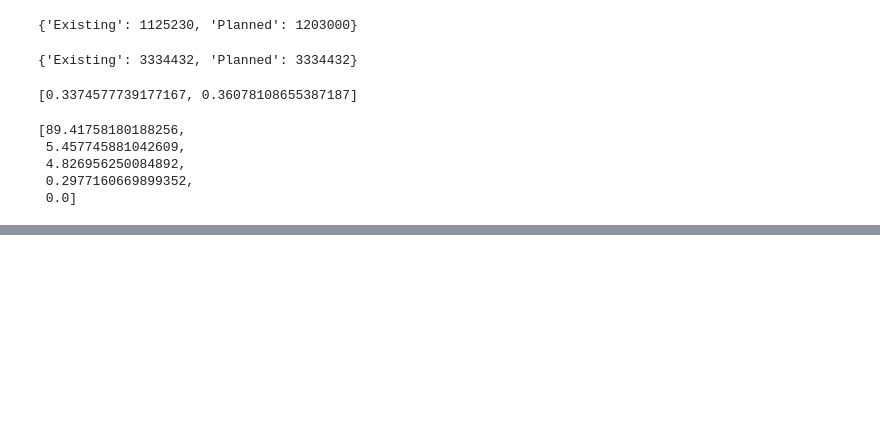
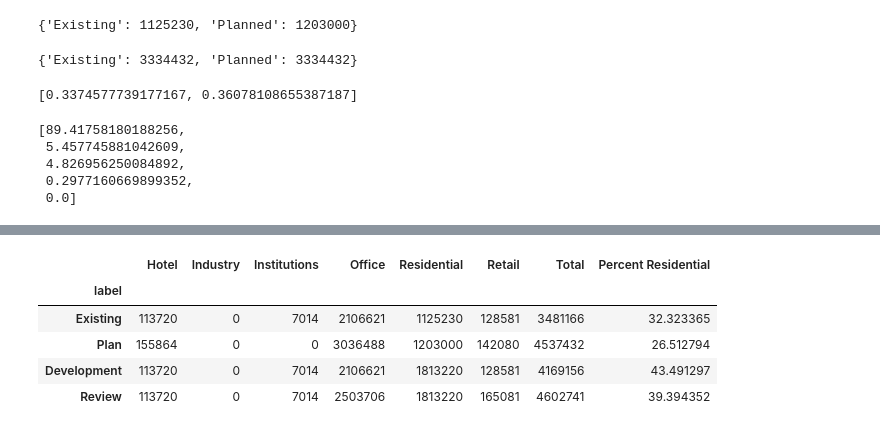
Before and after one commit to indranik/Project2, a Jupyter notebook: table.ipynb, the cells around one changed output, grey strips where cells are left out. Cells and saved outputs as stored; diff of their text form; code cells hidden in the pictures; blank space fills up the shorter version.

```diff
--- a/table.ipynb
+++ b/table.ipynb
@@ -94,0 +166,11 @@ total =
+# %%
+label = ['Existing','Plan','Development','Review']
+# %%
+newtable = {
+    'label' : label,
+    'Office': office,
+           'Retail':retail,
+           'Hotel':hotel,
+           'Industry':indust,
+    'Institutions': institute,
+    'Residential':residen}
@@ -94,0 +187,2 @@ total =
+# %%
+newtable_df = pd.DataFrame(newtable)
@@ -94,0 +197,15 @@ total =
+# %%
+newtable_df['Total'] = (newtable_df['Residential']+ newtable_df['Hotel']+ newtable_df['Office']+
+                        newtable_df['Institutions']+
+                        newtable_df['Retail']+
+                        newtable_df['Industry'])
+newtable_df['Percent Residential'] = 100*(newtable_df['Residential']/newtable_df['Total'])
+# %%
+newtable_df.set_index('label')
+# %% [output]
+|  | Hotel | Industry | Institutions | Office | Residential | Retail | Total | Percent Residential |
+| label |  |  |  |  |  |  |  |  |
+| Existing | 113720 | 0 | 7014 | 2106621 | 1125230 | 128581 | 3481166 | 32.323365 |
+| Plan | 155864 | 0 | 0 | 3036488 | 1203000 | 142080 | 4537432 | 26.512794 |
+| Development | 113720 | 0 | 7014 | 2106621 | 1813220 | 128581 | 4169156 | 43.491297 |
+| Review | 113720 | 0 | 7014 | 2503706 | 1813220 | 165081 | 4602741 | 39.394352 |
```
Also changed, not shown: parts of 15 cells of this notebook, 4 other files.
